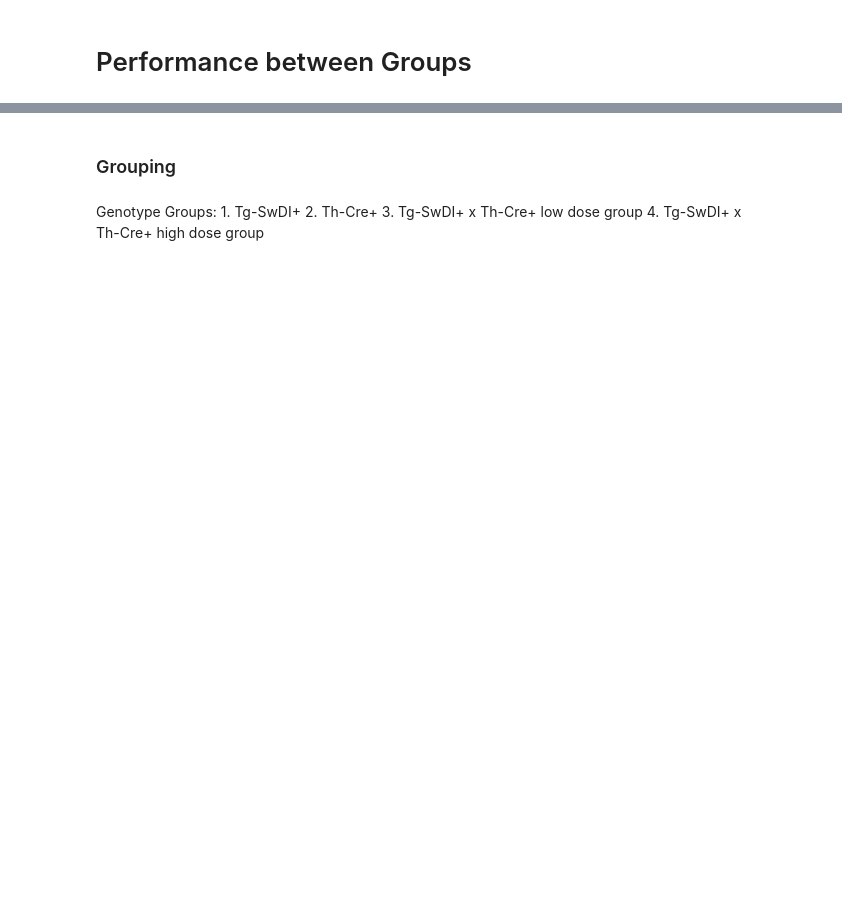
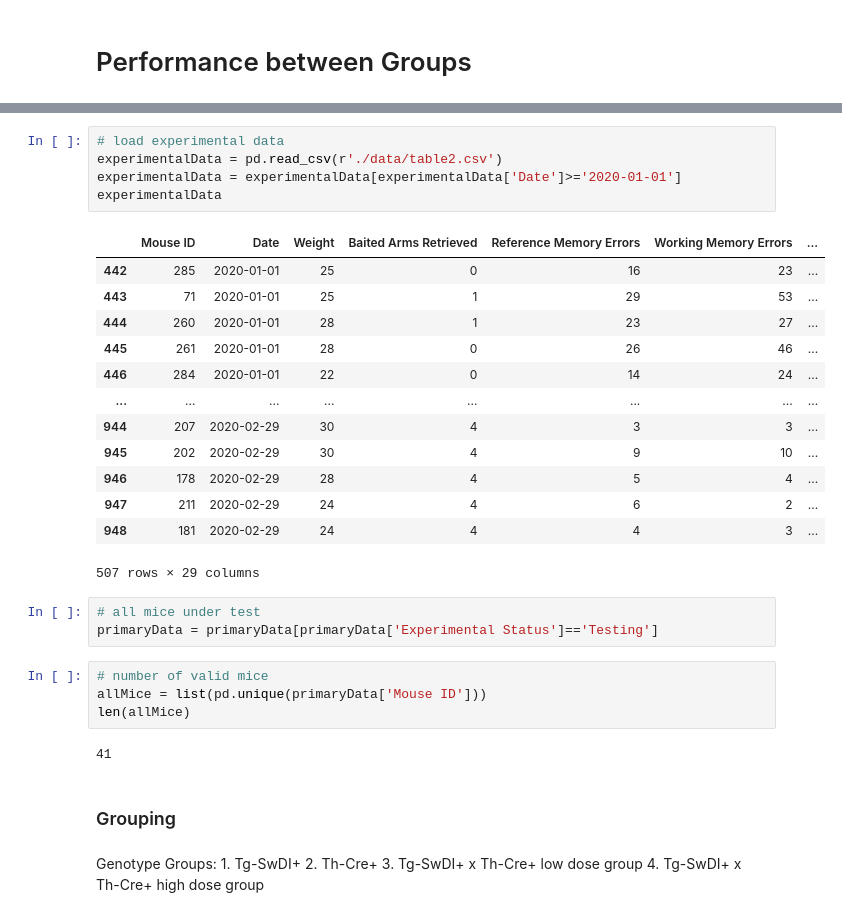
Before and after one commit to zoehcycy/MazeClerk, a Jupyter notebook: PerformanceAnalysis.ipynb, the cells around one changed output, grey strips where cells are left out. Cells and saved outputs as stored; diff of their text form; blank space fills up the shorter version.

```diff
--- a/PerformanceAnalysis.ipynb
+++ b/PerformanceAnalysis.ipynb
@@ -103,3 +36,31 @@ testing
+# %%
+# load experimental data
+experimentalData = pd.read_csv(r'./data/table2.csv')
+experimentalData = experimentalData[experimentalData['Date']>='2020-01-01']
+experimentalData
+# %% [output]
+|  | Mouse ID | Date | Weight | Baited Arms Retrieved | Reference Memory Errors | Working Memory Errors | ... |
+| 442 | 285 | 2020-01-01 | 25 | 0 | 16 | 23 | ... |
+| 443 | 71 | 2020-01-01 | 25 | 1 | 29 | 53 | ... |
+| 444 | 260 | 2020-01-01 | 28 | 1 | 23 | 27 | ... |
+| 445 | 261 | 2020-01-01 | 28 | 0 | 26 | 46 | ... |
+| 446 | 284 | 2020-01-01 | 22 | 0 | 14 | 24 | ... |
+| ... | ... | ... | ... | ... | ... | ... | ... |
+| 944 | 207 | 2020-02-29 | 30 | 4 | 3 | 3 | ... |
+| 945 | 202 | 2020-02-29 | 30 | 4 | 9 | 10 | ... |
+| 946 | 178 | 2020-02-29 | 28 | 4 | 5 | 4 | ... |
+| 947 | 211 | 2020-02-29 | 24 | 4 | 6 | 2 | ... |
+| 948 | 181 | 2020-02-29 | 24 | 4 | 4 | 3 | ... |
+507 rows × 29 columns
+# %%
+# all mice under test
+primaryData = primaryData[primaryData['Experimental Status']=='Testing']
+# %%
+# number of valid mice
+allMice = list(pd.unique(primaryData['Mouse ID']))
+len(allMice)
+# %% [output]
+41
 # %% [markdown]
 ### Grouping
 # %% [markdown]
```
Also changed, not shown: parts of 17 cells of this notebook, 3 other files.
